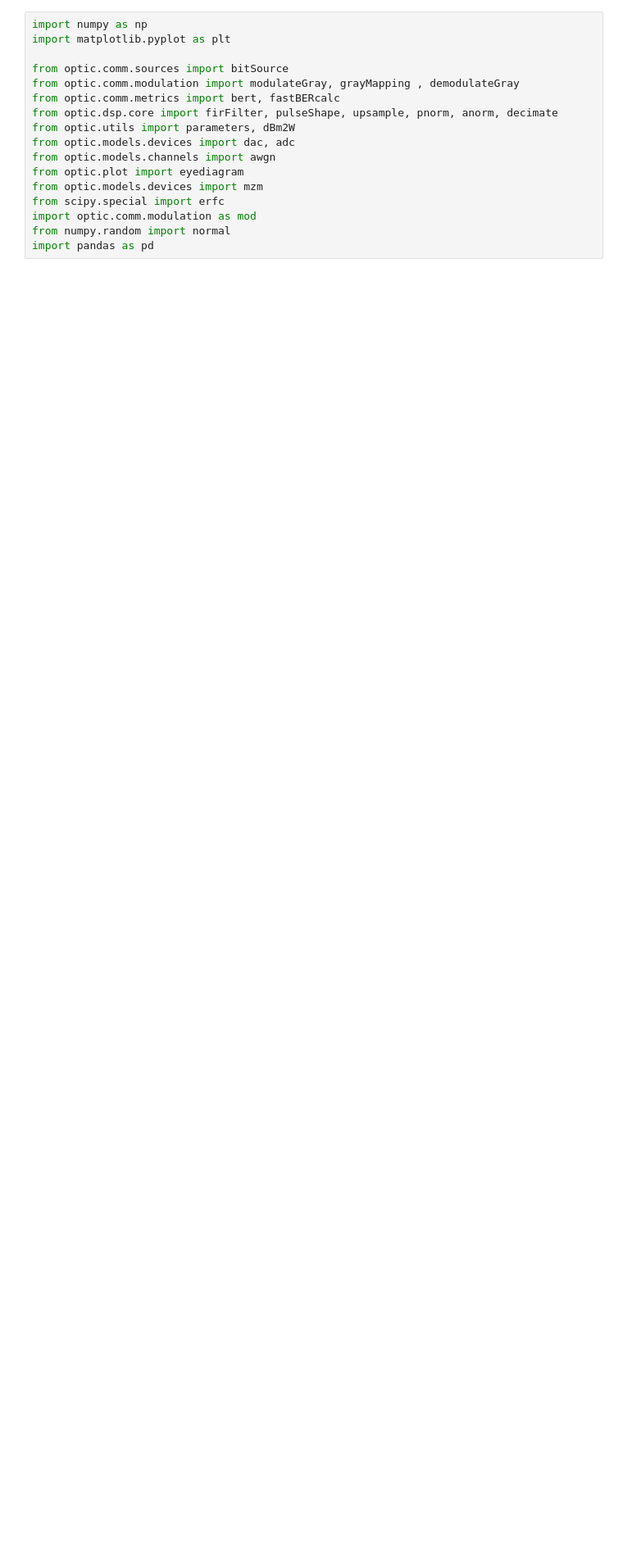
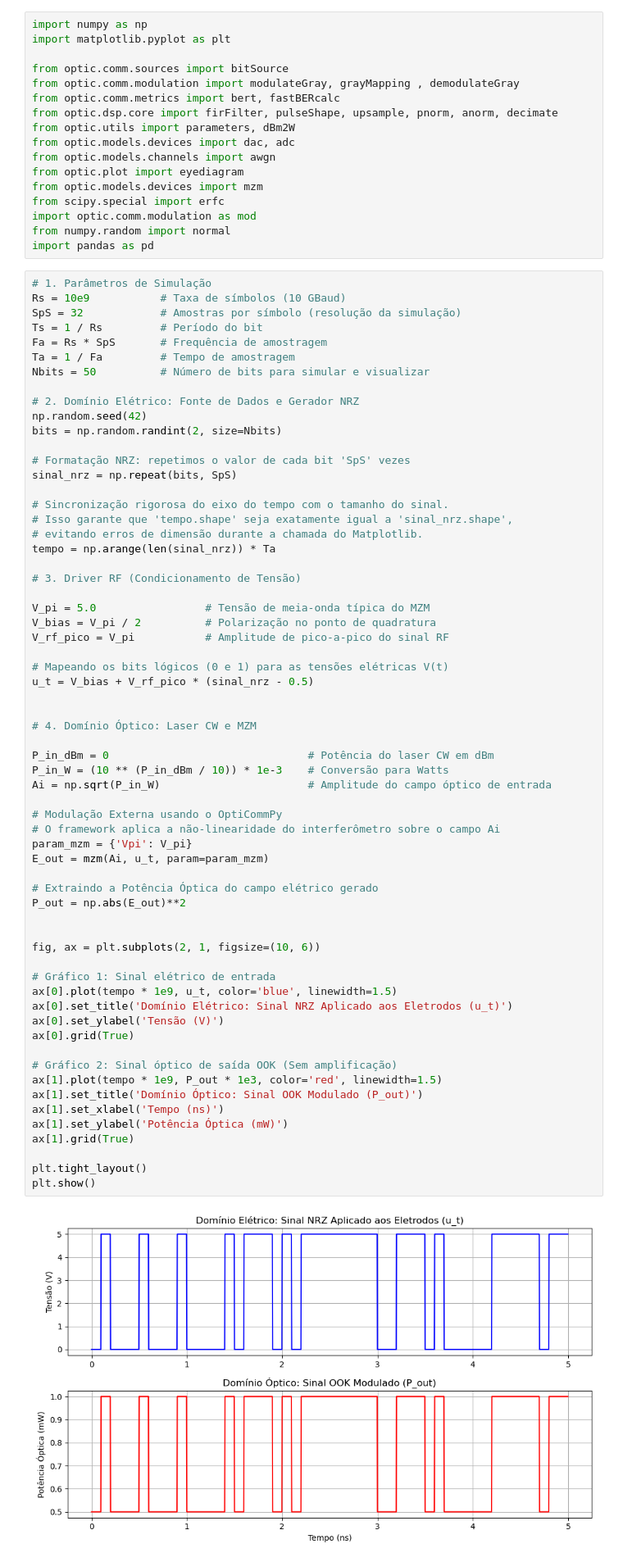
Before and after one commit to elmerfariass/DSPcap, a Jupyter notebook: CoherentOpt.ipynb, the cells around one changed output. Shown at 82% size. Cells and saved outputs as stored; diff of their text form; blank space fills up the shorter version.

```diff
--- a/CoherentOpt.ipynb
+++ b/CoherentOpt.ipynb
@@ -49,3 +49,68 @@ from scipy.special import erfc
 import optic.comm.modulation as mod
 from numpy.random import normal
 import pandas as pd
+# %%
+# 1. Parâmetros de Simulação
+Rs = 10e9           # Taxa de símbolos (10 GBaud)
+SpS = 32            # Amostras por símbolo (resolução da simulação)
+Ts = 1 / Rs         # Período do bit
+Fa = Rs * SpS       # Frequência de amostragem
+Ta = 1 / Fa         # Tempo de amostragem
+Nbits = 50          # Número de bits para simular e visualizar
+
+# 2. Domínio Elétrico: Fonte de Dados e Gerador NRZ
+np.random.seed(42)
+bits = np.random.randint(2, size=Nbits)
+
+# Formatação NRZ: repetimos o valor de cada bit 'SpS' vezes
+sinal_nrz = np.repeat(bits, SpS)
+
+# Sincronização rigorosa do eixo do tempo com o tamanho do sinal.
+# Isso garante que 'tempo.shape' seja exatamente igual a 'sinal_nrz.shape',
+# evitando erros de dimensão durante a chamada do Matplotlib.
+tempo = np.arange(len(sinal_nrz)) * Ta
+
+# 3. Driver RF (Condicionamento de Tensão)
+
+V_pi = 5.0                 # Tensão de meia-onda típica do MZM
+V_bias = V_pi / 2          # Polarização no ponto de quadratura
+V_rf_pico = V_pi           # Amplitude de pico-a-pico do sinal RF
+
+# Mapeando os bits lógicos (0 e 1) para as tensões elétricas V(t)
+u_t = V_bias + V_rf_pico * (sinal_nrz - 0.5)
+
+
+# 4. Domínio Óptico: Laser CW e MZM
+
+P_in_dBm = 0                               # Potência do laser CW em dBm
+P_in_W = (10 ** (P_in_dBm / 10)) * 1e-3    # Conversão para Watts
+Ai = np.sqrt(P_in_W)                       # Amplitude do campo óptico de entrada
+
+# Modulação Externa usando o OptiCommPy
+# O framework aplica a não-linearidade do interferômetro sobre o campo Ai
+param_mzm = {'Vpi': V_pi}
+E_out = mzm(Ai, u_t, param=param_mzm)
+
+# Extraindo a Potência Óptica do campo elétrico gerado
+P_out = np.abs(E_out)**2
+
+
+fig, ax = plt.subplots(2, 1, figsize=(10, 6))
+
+# Gráfico 1: Sinal elétrico de entrada
+ax[0].plot(tempo * 1e9, u_t, color='blue', linewidth=1.5)
+ax[0].set_title('Domínio Elétrico: Sinal NRZ Aplicado aos Eletrodos (u_t)')
+ax[0].set_ylabel('Tensão (V)')
+ax[0].grid(True)
+
+# Gráfico 2: Sinal óptico de saída OOK (Sem amplificação)
+ax[1].plot(tempo * 1e9, P_out * 1e3, color='red', linewidth=1.5)
+ax[1].set_title('Domínio Óptico: Sinal OOK Modulado (P_out)')
+ax[1].set_xlabel('Tempo (ns)')
+ax[1].set_ylabel('Potência Óptica (mW)')
+ax[1].grid(True)
+
+plt.tight_layout()
+plt.show()
+# %% [output]
+[figure, added]
```
Also changed, not shown: parts of 1 cell of this notebook.
